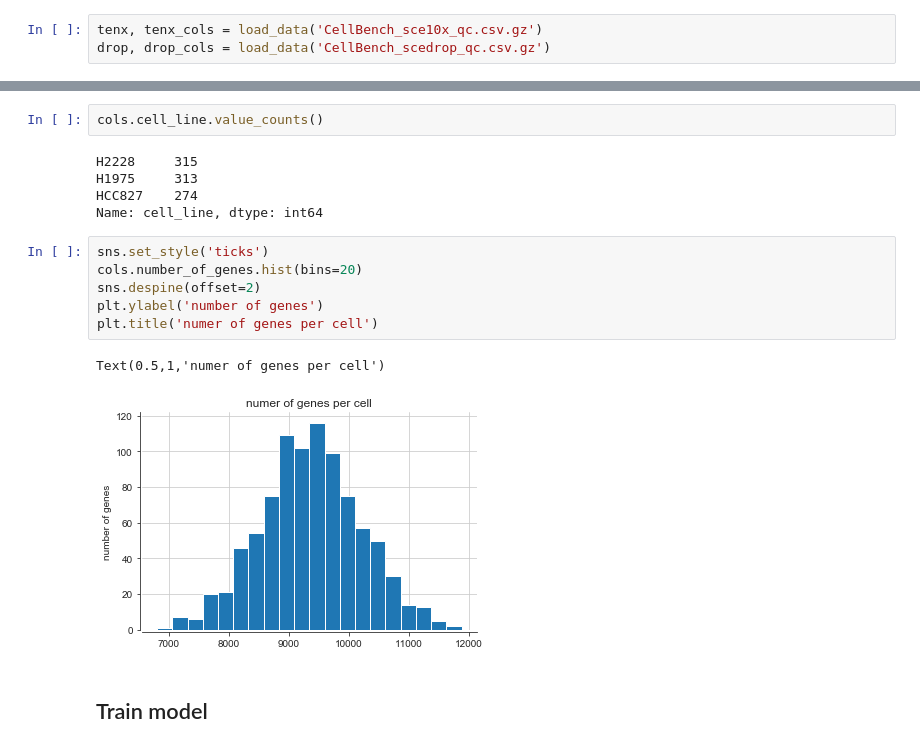
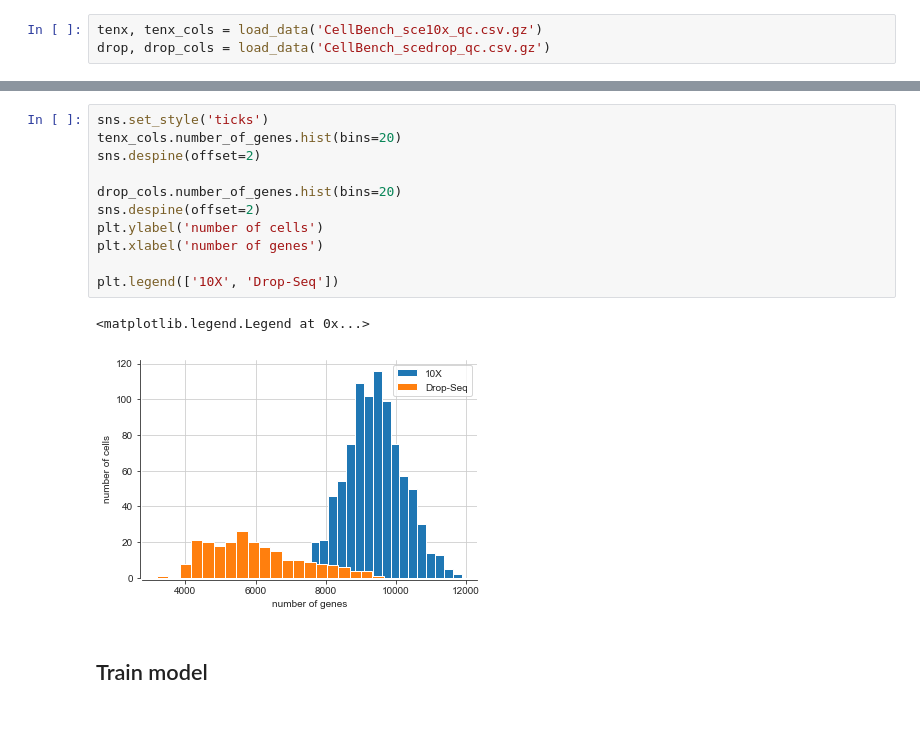
Before and after one commit to cgreene/cellbench-scvi-stuffnthings, a Jupyter notebook: notebooks/Cell-Bench scVI .ipynb, the cells around one changed output, grey strips where cells are left out. Drawn from its saved outputs; the diff is of its cells as text; blank space fills up the shorter version.

```diff
--- a/notebooks/Cell-Bench scVI .ipynb
+++ b/notebooks/Cell-Bench scVI .ipynb
@@ -73,19 +122,17 @@ drop.head()
-# %%
-cols.cell_line.value_counts()
-# %% [output]
-H2228     315
-H1975     313
-HCC827    274
-Name: cell_line, dtype: int64
 # %%
 sns.set_style('ticks')
-cols.number_of_genes.hist(bins=20)
+tenx_cols.number_of_genes.hist(bins=20)
 sns.despine(offset=2)
-plt.ylabel('number of genes')
-plt.title('numer of genes per cell')
+
+drop_cols.number_of_genes.hist(bins=20)
+sns.despine(offset=2)
+plt.ylabel('number of cells')
+plt.xlabel('number of genes')
+
+plt.legend(['10X', 'Drop-Seq'])
 # %% [output]
-Text(0.5,1,'numer of genes per cell')
+<matplotlib.legend.Legend at 0x...>
-[figure, old version]
+[figure, new version]
 # %% [markdown]
 ## Train model
 # %% [markdown]
```
Also changed, not shown: parts of 20 cells of this notebook.
